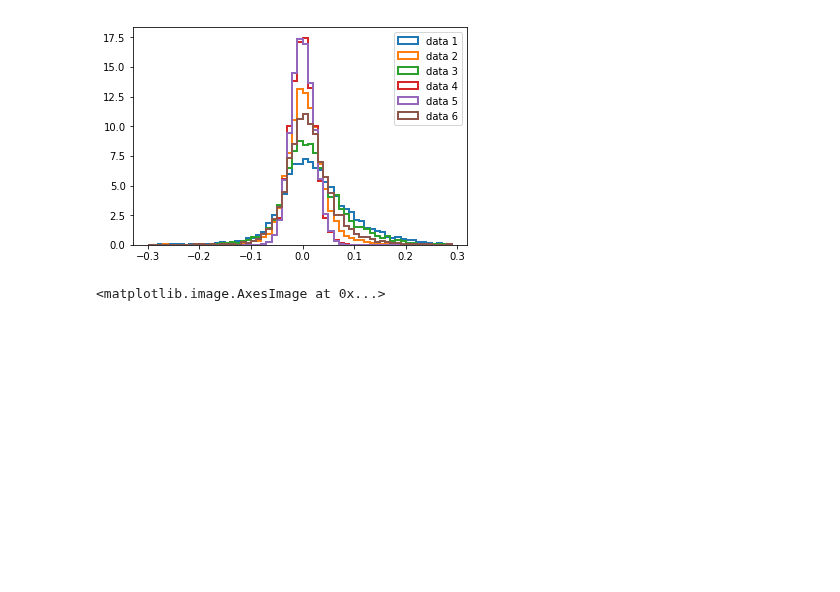
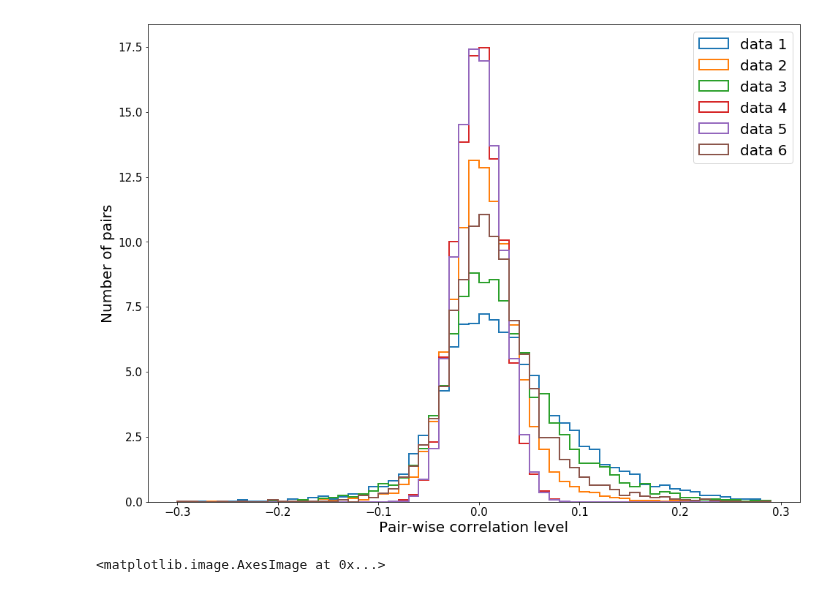
Before and after one commit to Mikkolehtimaki/eitn_model_validation, a Jupyter notebook: CorrelationStudy.ipynb, the cells around one changed output. Saved outputs shown, nothing was run; the diff lists cells and outputs as text; code cells hidden in the pictures; blank space fills up the shorter version.

```diff
--- a/CorrelationStudy.ipynb
+++ b/CorrelationStudy.ipynb
@@ -37,16 +38,20 @@ p6 = ProcessSelfCorr(data6)
 # %%
 bins = np.arange(-.3, .3, 0.01)
 
+matplotlib.rcParams['figure.figsize'] = [16, 12]
 plt.hist(p1, bins=bins, histtype='step', lw=2, label='data 1', density=True)
 plt.hist(p2, bins=bins, histtype='step', lw=2, label='data 2', density=True)
 plt.hist(p3, bins=bins, histtype='step', lw=2, label='data 3', density=True)
 plt.hist(p4, bins=bins, histtype='step', lw=2, label='data 4', density=True)
 plt.hist(p5, bins=bins, histtype='step', lw=2, label='data 5', density=True)
 plt.hist(p6, bins=bins, histtype='step', lw=2, label='data 6', density=True)
-plt.legend(loc='best')
+plt.legend(loc='best', fontsize=20)
+plt.xlabel('Pair-wise correlation level', fontsize=20)
+plt.ylabel('Number of pairs', fontsize=20)
+plt.tick_params(axis='both', which='major', labelsize=15)
 plt.show()
 # %% [output]
-[figure, old version]
+[figure, new version]
 # %%
 dists = [p1,p2,p3,p4,p5,p6]
 
```
Also changed, not shown: parts of 3 cells of this notebook.
